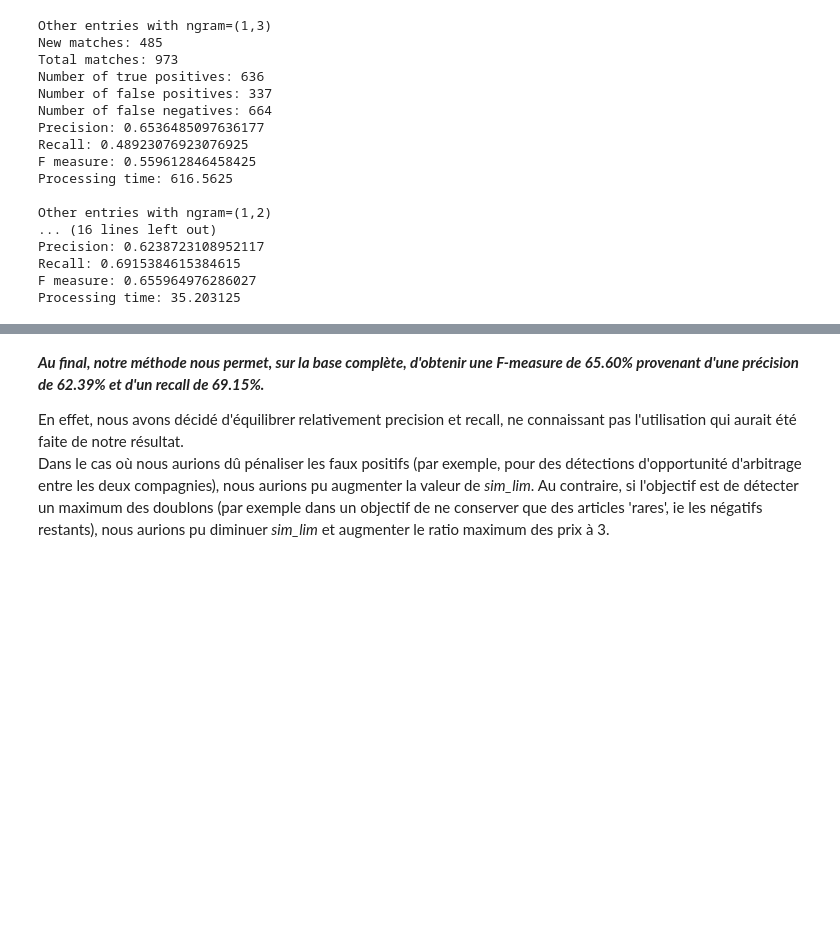
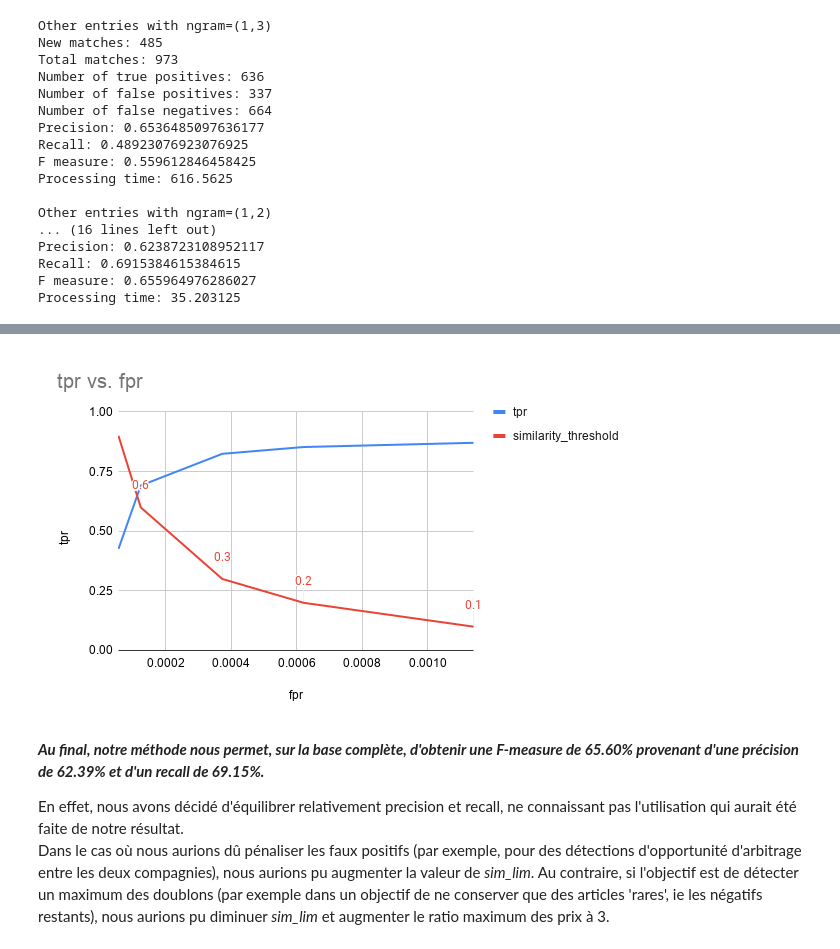
Before and after one commit to krikoon73/Master_IASD_prepa_data, a Jupyter notebook: [IASD02]QualitéDeDonnees - COMPAIN+COHEN-FINAL.ipynb, the cells around one changed output, grey strips where cells are left out. Saved outputs shown, nothing was run; the diff lists cells and outputs as text; code cells hidden in the pictures; blank space fills up the shorter version.

```diff
--- a/[IASD02]QualitéDeDonnees - COMPAIN+COHEN-FINAL.ipynb
+++ b/[IASD02]QualitéDeDonnees - COMPAIN+COHEN-FINAL.ipynb
@@ -399,3 +405,8 @@ Processing time: 35.203125
+# %%
+from IPython import display
+display.Image("./tpr_vs_fpr.png")
+# %% [output]
+[figure, added]
 # %% [markdown]
 ***Au final, notre méthode nous permet, sur la base complète, d'obtenir une F-measure de 65.60% provenant d'une précision de 62.39% et d'un recall de 69.15%.***
 
```
Also changed, not shown: parts of 1 cell of this notebook, 5 other files.
